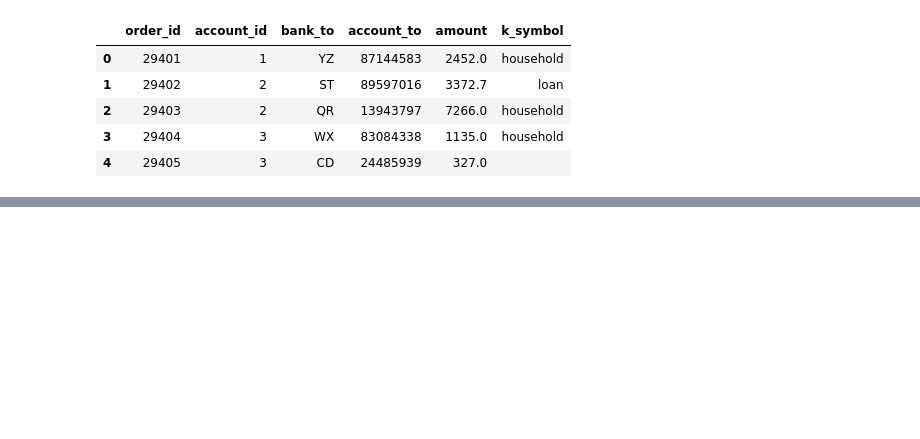
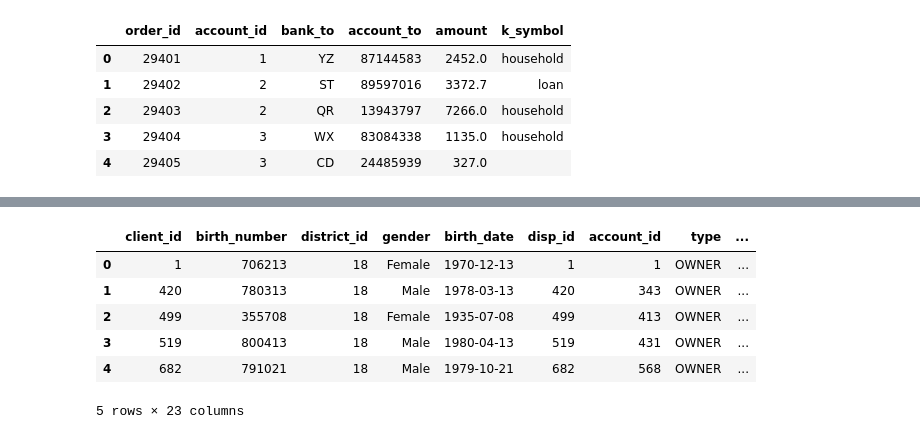
Before and after one commit to r3dlex/teachalot, a Jupyter notebook: Learning/Fgv/AplicacoesDeInteligenciaArtificial/CzechBank/Src/CzechBank.ipynb, the cells around one changed output, grey strips where cells are left out. Cells and saved outputs as stored; diff of their text form; code cells hidden in the pictures; blank space fills up the shorter version.

```diff
--- a/Learning/Fgv/AplicacoesDeInteligenciaArtificial/CzechBank/Src/CzechBank.ipynb
+++ b/Learning/Fgv/AplicacoesDeInteligenciaArtificial/CzechBank/Src/CzechBank.ipynb
@@ -84,8 +87,8 @@ disposition.head()
 | 3 | 4 | 4 | 3 | OWNER |
 | 4 | 5 | 5 | 3 | DISPONENT |
 # %%
-district = path_resolver.ReadDataFrameFromFilepath('district.asc')
-district.head()
+districts = path_resolver.ReadDataFrameFromFilepath('district.asc')
+districts.head()
 # %% [output]
 |  | A1 | A2 | A3 | A4 | A5 | A6 | A7 | A8 | A9 | A10 | A11 | ... |
 | 0 | 1 | Hl.m. Praha | Prague | 1204953 | 0 | 0 | 0 | 1 | 1 | 100.0 | 12541 | ... |
@@ -94,11 +97,11 @@ district.head()
 | 3 | 4 | Kladno | central Bohemia | 149893 | 63 | 29 | 6 | 2 | 6 | 67.4 | 9753 | ... |
 | 4 | 5 | Kolin | central Bohemia | 95616 | 65 | 30 | 4 | 1 | 6 | 51.4 | 9307 | ... |
 # %%
-district.columns = ['district_id','district_name','region',"n_inhabitants",
+districts.columns = ['district_id','district_name','region',"n_inhabitants",
                     "municip_less_499","municip_between_500_1999","municip_between_2000_9999",
                     "municip_more_10000", "n_cities","ratio_urban_inhab","avg_salary","unemploy_rate_95",
                     "unemploy_rate_96","n_entrepreneurs_1000_inhab","n_commited_crimes_95","n_commited_crimes_96"]
-district.head()
+districts.head()
 # %% [output]
 |  | district_id | district_name | region | n_inhabitants | municip_less_499 | municip_between_500_1999 | ... |
 | 0 | 1 | Hl.m. Praha | Prague | 1204953 | 0 | 0 | ... |
@@ -225,0 +224,20 @@ Name: operation, dtype: int64
+# %%
+colnames(joinclientdistrict)[3] <- c("cl_district_id")
+colnames(joinclientdistrict)[9] <- c("type_cl")
+colnames(joinclientcard)[9] <- c("type_cl")
+colnames(joinclientcard)[26] <- c("type_card")
+colnames(joinclientaccount)[3] <- "cl_district_id"
+colnames(joinclientaccount)[10] <- "acnt_district_id"
+colnames(joinclientacntloans)[12] <- "date_account"
+colnames(joinclientacntloans)[14] <- "date_loan"
+
+clients_districts = pd.merge(clients_dispositions, districts, on = 'district_id')
+clients_districts.head()
+# %% [output]
+|  | client_id | birth_number | district_id | gender | birth_date | disp_id | account_id | type | ... |
+| 0 | 1 | 706213 | 18 | Female | 1970-12-13 | 1 | 1 | OWNER | ... |
+| 1 | 420 | 780313 | 18 | Male | 1978-03-13 | 420 | 343 | OWNER | ... |
+| 2 | 499 | 355708 | 18 | Female | 1935-07-08 | 499 | 413 | OWNER | ... |
+| 3 | 519 | 800413 | 18 | Male | 1980-04-13 | 519 | 431 | OWNER | ... |
+| 4 | 682 | 791021 | 18 | Male | 1979-10-21 | 682 | 568 | OWNER | ... |
+5 rows × 23 columns
```
Also changed, not shown: parts of 12 cells of this notebook.
